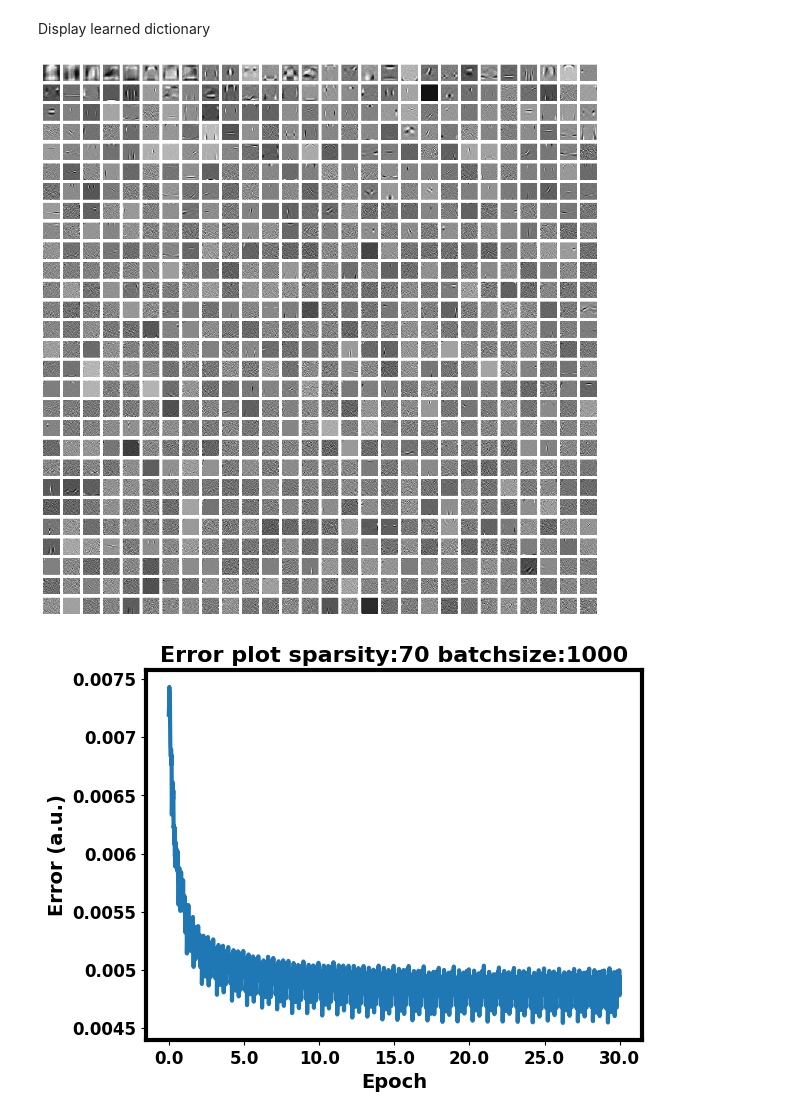
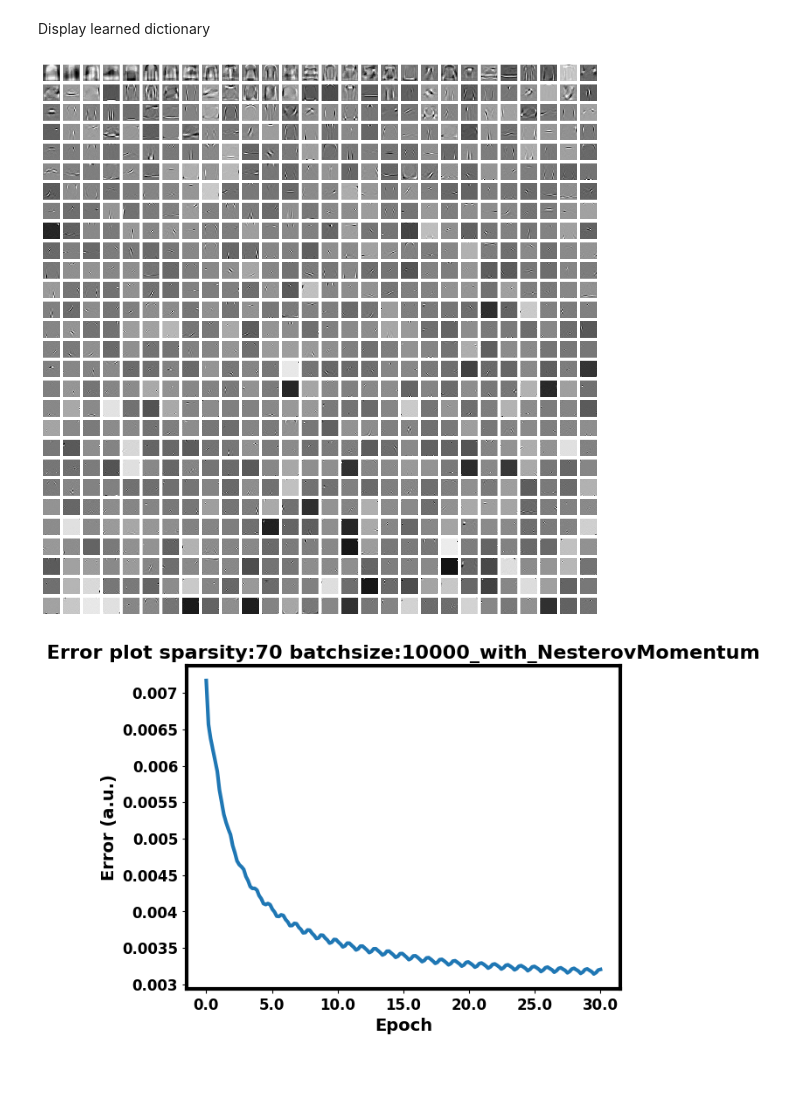
Before and after one commit to Sushanthgs/SparseDomainGenMod, a Jupyter notebook: OrthTransformMiniBatchCode.ipynb, the cells around one changed output. Saved outputs shown, nothing was run; the diff lists cells and outputs as text; code cells hidden in the pictures; blank space fills up the shorter version.

Commit message:
added nesterov momentum and experiments

```diff
--- a/OrthTransformMiniBatchCode.ipynb
+++ b/OrthTransformMiniBatchCode.ipynb
@@ -27,15 +27,18 @@ xTestPreproc-=trainSetMean
 Define class for minibatch orthogonal transform training
 # %%
 class sparseOrthoTransformTrainerMiniBatch:
-    def __init__(self,trainData,spp,numIter,batchSize,dictInit=None):
+    def __init__(self,trainData,spp,numIter,batchSize,mom_flag=False,dictInit=None):
         if(dictInit is None):
             randSel=np.random.RandomState(2500).permutation(xTrainPreproc.shape[1])[:1001]
             dictInit,_,_=np.linalg.svd(xTrainPreproc[:,randSel])
         self.spp=spp
         self.err=np.zeros((numIter*trainData.shape[1]//batchSize,1))
         self.trainData=trainData
+        if(mom_flag==True):
+            self.lam1=1
         self.dict=dictInit
         self.numIter=numIter
+        self.proj_old=np.zeros((dictInit.shape[0],batchSize))
         self.batchSize=batchSize
     def spCode(self,trainDataMiniBatch):
         proj=self.dict.T@trainDataMiniBatch
@@ -43,8 +46,12 @@ class sparseOrthoTransformTrainerMiniBatch:
         proj=proj*(np.abs(proj)>=proj_s)
         self.proj=proj
     def dictUpdate(self,trainDataMiniBatch):
-        mat=self.proj@trainDataMiniBatch.T
+        lam2=(1+np.sqrt(4*self.lam1**2+1))/2
+        proj_update=self.proj+((lam2-self.lam1)/self.lam1)*(self.proj-self.proj_old)
+        mat=proj_update@trainDataMiniBatch.T
         u,_,v=np.linalg.svd(mat)
+        self.proj_old=proj_update
+        self.lam1=lam2
         self.dict=v.T@u.T
     def batchTrainingData(self):
         trainDataBatched=[self.trainData[:,rm[i*self.batchSize:(i+1)*self.batchSize]] for i in range(self.trainData.shape[1]//self.batchSize)]
@@ -64,8 +71,8 @@ class sparseOrthoTransformTrainerMiniBatch:
             self.fitDictSingleIter(trainDataBatched,i,dispInt=dispInt)
 spp=70
 numIter=30
-batchSize=1000
-TrainDict=sparseOrthoTransformTrainerMiniBatch(xTrainPreproc,spp,numIter,batchSize)
+batchSize=10000
+TrainDict=sparseOrthoTransformTrainerMiniBatch(xTrainPreproc,spp,numIter,batchSize,mom_flag=True)
 TrainDict.fitDictAllIter(dispInt=20)
 # %% [output]
 _______Epoch:1_________
@@ -95,23 +102,23 @@ for i in range(xTrain.shape[1]):
         ax[i,j].imshow(TrainDict.dict[:,k].reshape(xTrain.shape[1],xTrain.shape[2]),cmap='gray')
         ax[i,j].axis('off')
         k+=1
-plt.savefig(f'Visualized_learned_dictionary_MiniBatchFMNISTspp{spp}Batchsize{batchSize}.svg',format='svg',dpi=300)
+plt.savefig(f'Visualized_learned_dictionary_MiniBatchFMNISTspp{spp}Batchsize{batchSize}_withmomentum.svg',format='svg',dpi=300)
 # %% [output]
-[figure, old version]
+[figure, new version]
 # %%
 fig,ax=plt.subplots()
 xaX=np.linspace(0,numIter,numIter*xTrain.shape[0]//batchSize)
 ax.plot(xaX,TrainDict.err[:numIter*xTrain.shape[0]//batchSize],lw=3.0)
 ax.set_xlabel('Epoch',fontsize=14,fontweight='bold')
 ax.set_ylabel('Error (a.u.)',fontsize=14,fontweight='bold')
 ax.set_xticklabels(np.round(ax.get_xticks()),fontsize=12,fontweight='bold')
 ax.set_yticklabels(np.round(ax.get_yticks(),4),fontsize=12,fontweight='bold')
 ax.spines[:].set_linewidth(3.0)
-titleStr=f'Error plot sparsity:{spp} batchsize:{batchSize}'
+titleStr=f'Error plot sparsity:{spp} batchsize:{batchSize}_with_NesterovMomentum'
 ax.set_title(titleStr,fontsize=16,fontweight='bold')
-plt.savefig(f'FMnist_Error_plot_sparsity_{spp}_batchsize_{batchSize}.svg',format='svg',dpi=300)
+plt.savefig(f'FMnist_Error_plot_sparsity_{spp}_batchsize_{batchSize}_with_NesterovMomentum.svg',format='svg',dpi=300)
 # %% [output]
-[figure, old version]
+[figure, new version]
 # %%
 def reconstructData(TrainDict,trainSetMean):
     reconData=(TrainDict.dict@TrainDict.proj+trainSetMean)
```
Also changed, not shown: parts of 2 cells of this notebook, 11 other files.
